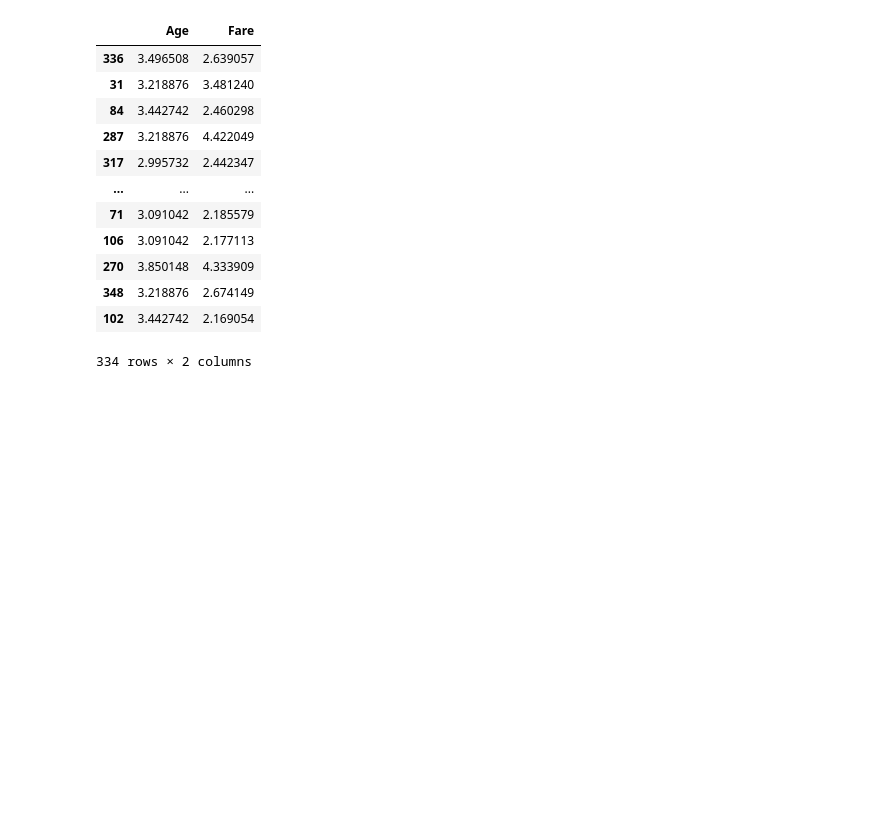
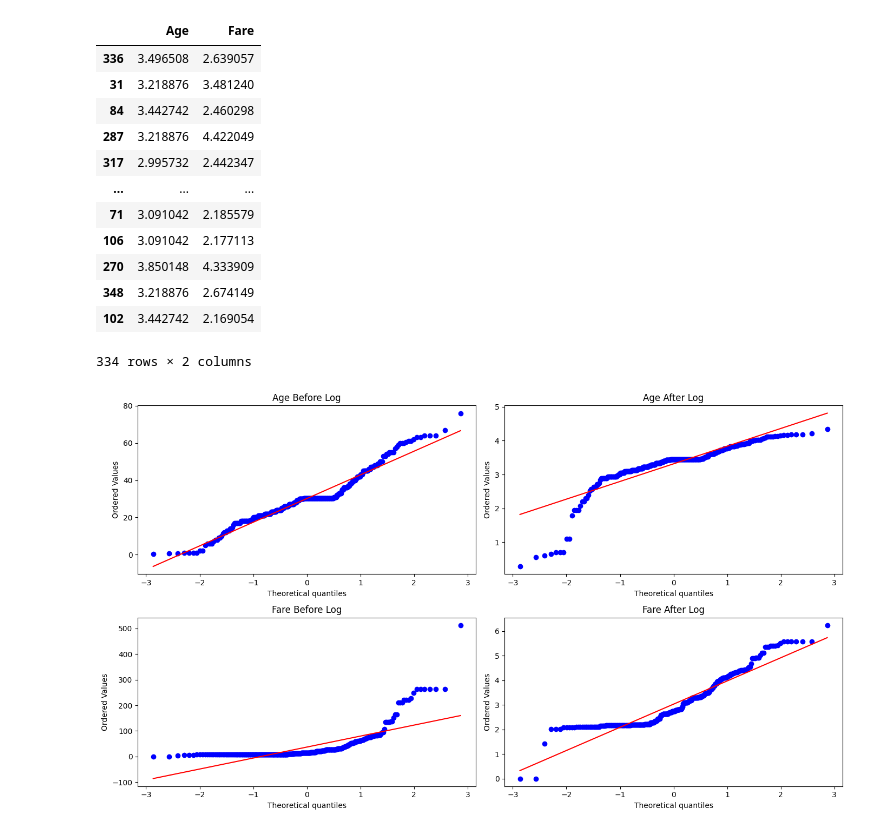
Before and after one commit to Dhe-Reigner/sk-learn, a Jupyter notebook: sci.ipynb, the cells around one changed output. Drawn from its saved outputs; the diff is of its cells as text; code cells hidden in the pictures; blank space fills up the shorter version.

```diff
--- a/sci.ipynb
+++ b/sci.ipynb
@@ -1141,3 +1141,30 @@ X_train_transformed
 | 348 | 3.218876 | 2.674149 |
 | 102 | 3.442742 | 2.169054 |
 334 rows × 2 columns
+# %%
+import matplotlib.pyplot as plt
+import scipy.stats as stats
+
+# Create subplots with 2 rows and 2 columns
+fig, axs = plt.subplots(2, 2, figsize=(14, 8))
+
+# Plot the first QQ plot for Age Before Log
+stats.probplot(X_train['Age'], dist='norm', plot=axs[0, 0])
+axs[0, 0].set_title('Age Before Log')
+
+# Plot the second QQ plot for Age After Log
+stats.probplot(X_train_transformed['Age'], dist='norm', plot=axs[0, 1])
+axs[0, 1].set_title('Age After Log')
+
+# Plot the third QQ plot for Fare Before Log
+stats.probplot(X_train['Fare'], dist='norm', plot=axs[1, 0])
+axs[1, 0].set_title('Fare Before Log')
+
+# Plot the fourth QQ plot for Fare After Log
+stats.probplot(X_train_transformed['Fare'], dist='norm', plot=axs[1, 1])
+axs[1, 1].set_title('Fare After Log')
+
+plt.tight_layout()
+plt.show()
+# %% [output]
+[figure, added]
```
